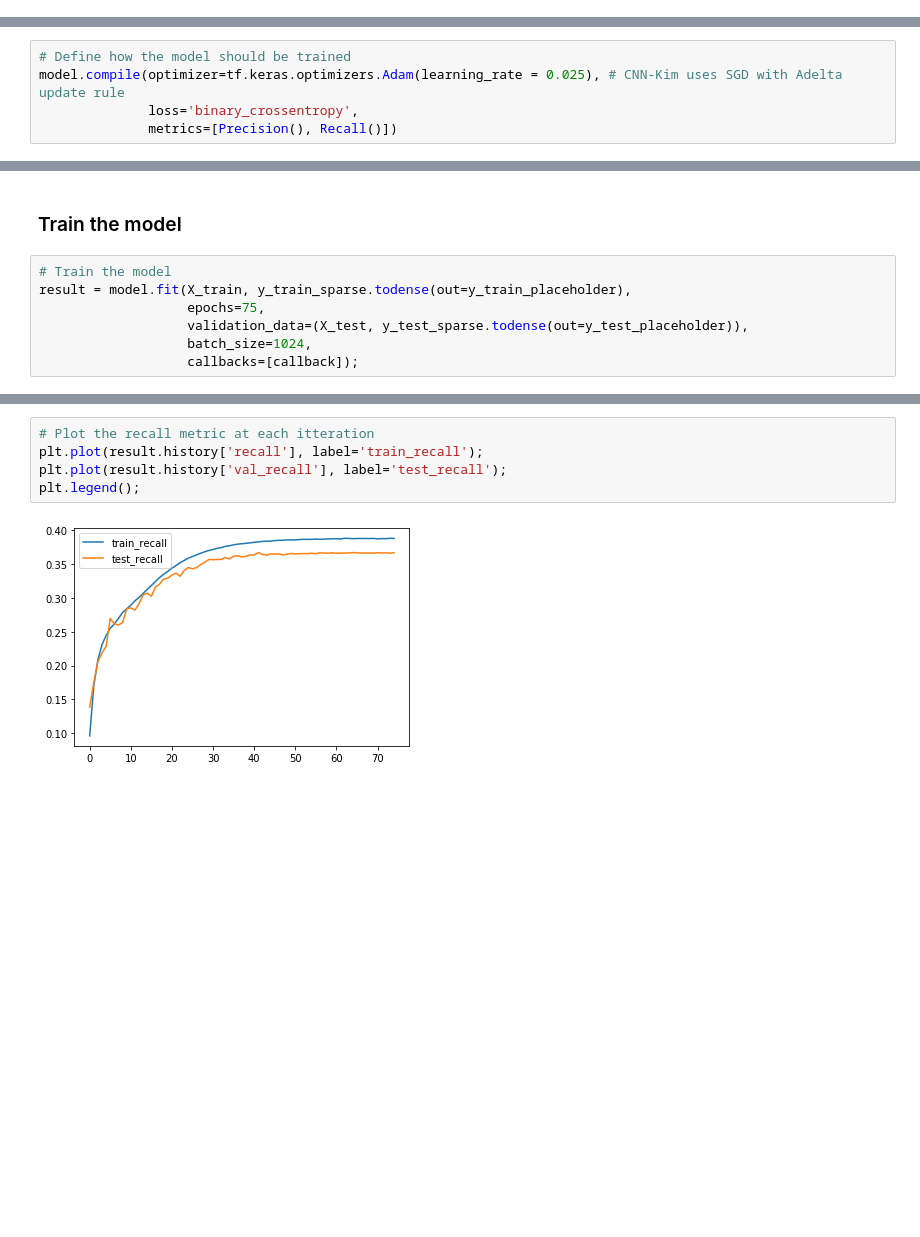
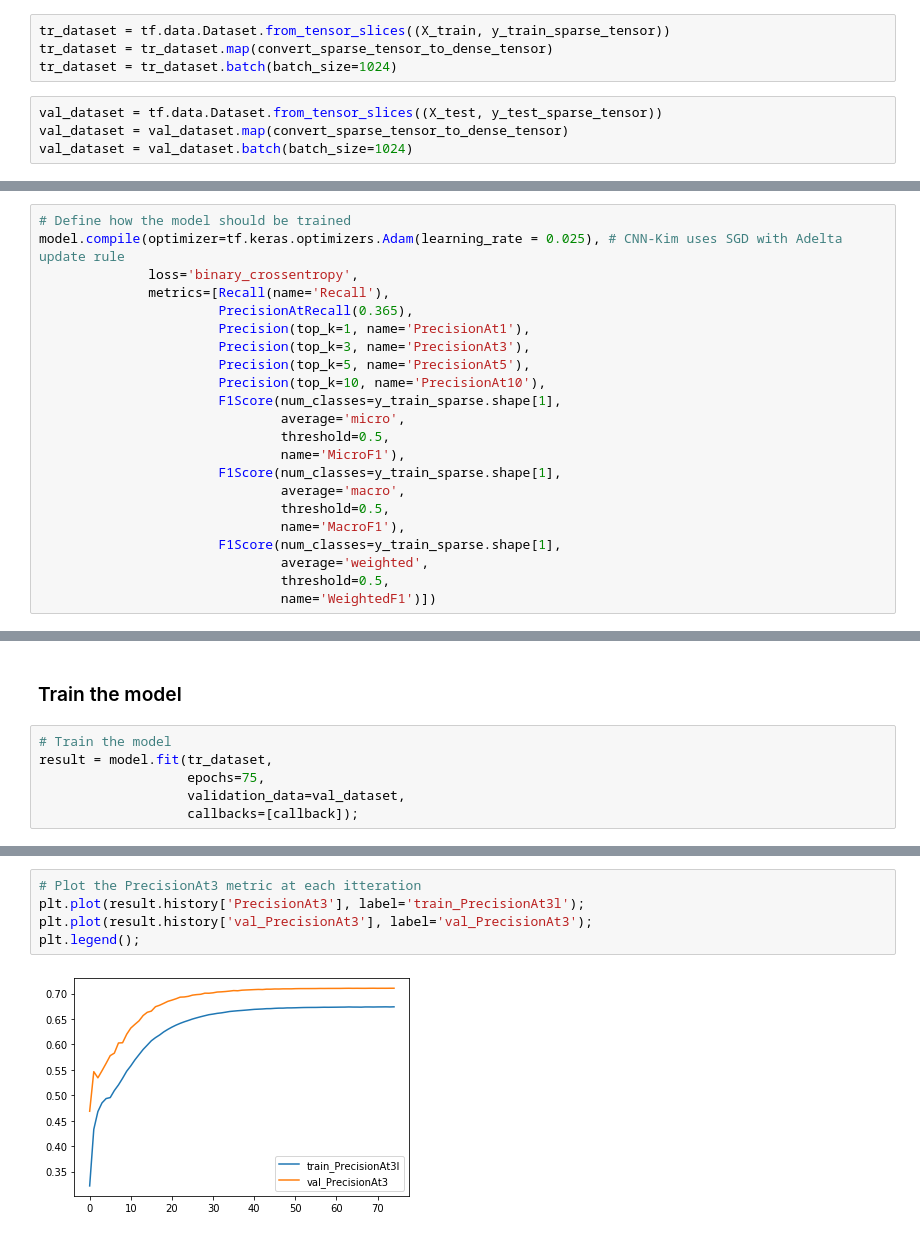
Before and after one commit to maxitron93/mlc_model_implementation, a Jupyter notebook: CNN-Kim.ipynb, the cells around one changed output, grey strips where cells are left out. Saved outputs shown, nothing was run; the diff lists cells and outputs as text; blank space fills up the shorter version.

```diff
--- a/CNN-Kim.ipynb
+++ b/CNN-Kim.ipynb
@@ -99,3 +98,11 @@ y_test: (213120, 13680)
+# %%
+tr_dataset = tf.data.Dataset.from_tensor_slices((X_train, y_train_sparse_tensor))
+tr_dataset = tr_dataset.map(convert_sparse_tensor_to_dense_tensor)
+tr_dataset = tr_dataset.batch(batch_size=1024)
+# %%
+val_dataset = tf.data.Dataset.from_tensor_slices((X_test, y_test_sparse_tensor))
+val_dataset = val_dataset.map(convert_sparse_tensor_to_dense_tensor)
+val_dataset = val_dataset.batch(batch_size=1024)
 # %% [markdown]
 ### Create the embedding layer
 # %%
@@ -204,7 +211,24 @@ ________________________________________________________________________________
 # Define how the model should be trained
 model.compile(optimizer=tf.keras.optimizers.Adam(learning_rate = 0.025), # CNN-Kim uses SGD with Adelta update rule
               loss='binary_crossentropy',
-              metrics=[Precision(), Recall()])
+              metrics=[Recall(name='Recall'),
+                       PrecisionAtRecall(0.365),
+                       Precision(top_k=1, name='PrecisionAt1'),
+                       Precision(top_k=3, name='PrecisionAt3'),
+                       Precision(top_k=5, name='PrecisionAt5'),
+                       Precision(top_k=10, name='PrecisionAt10'),
+                       F1Score(num_classes=y_train_sparse.shape[1],
+                               average='micro',
+                               threshold=0.5,
+                               name='MicroF1'),
+                       F1Score(num_classes=y_train_sparse.shape[1],
+                               average='macro',
+                               threshold=0.5,
+                               name='MacroF1'),
+                       F1Score(num_classes=y_train_sparse.shape[1],
+                               average='weighted',
+                               threshold=0.5,
+                               name='WeightedF1')])
 # %%
 # Create learning rate decay function
 def lr_scheduler(epoch, lr):
@@ -218,9 +242,8 @@ callback = tf.keras.callbacks.LearningRateScheduler(lr_scheduler)
 ### Train the model
 # %%
 # Train the model
-result = model.fit(X_train, y_train_sparse.todense(out=y_train_placeholder),
+result = model.fit(tr_dataset,
                    epochs=75,
-                   validation_data=(X_test, y_test_sparse.todense(out=y_test_placeholder)),
-                   batch_size=1024,
+                   validation_data=val_dataset,
                    callbacks=[callback]);
 # %% [output]
@@ -251,7 +274,7 @@ plt.legend();
 # %%
-# Plot the recall metric at each itteration
-plt.plot(result.history['recall'], label='train_recall');
-plt.plot(result.history['val_recall'], label='test_recall');
+# Plot the PrecisionAt3 metric at each itteration
+plt.plot(result.history['PrecisionAt3'], label='train_PrecisionAt3l');
+plt.plot(result.history['val_PrecisionAt3'], label='val_PrecisionAt3');
 plt.legend();
 # %% [output]
-[figure, old version]
+[figure, new version]
```
Also changed, not shown: parts of 26 cells of this notebook, 2 other files.
